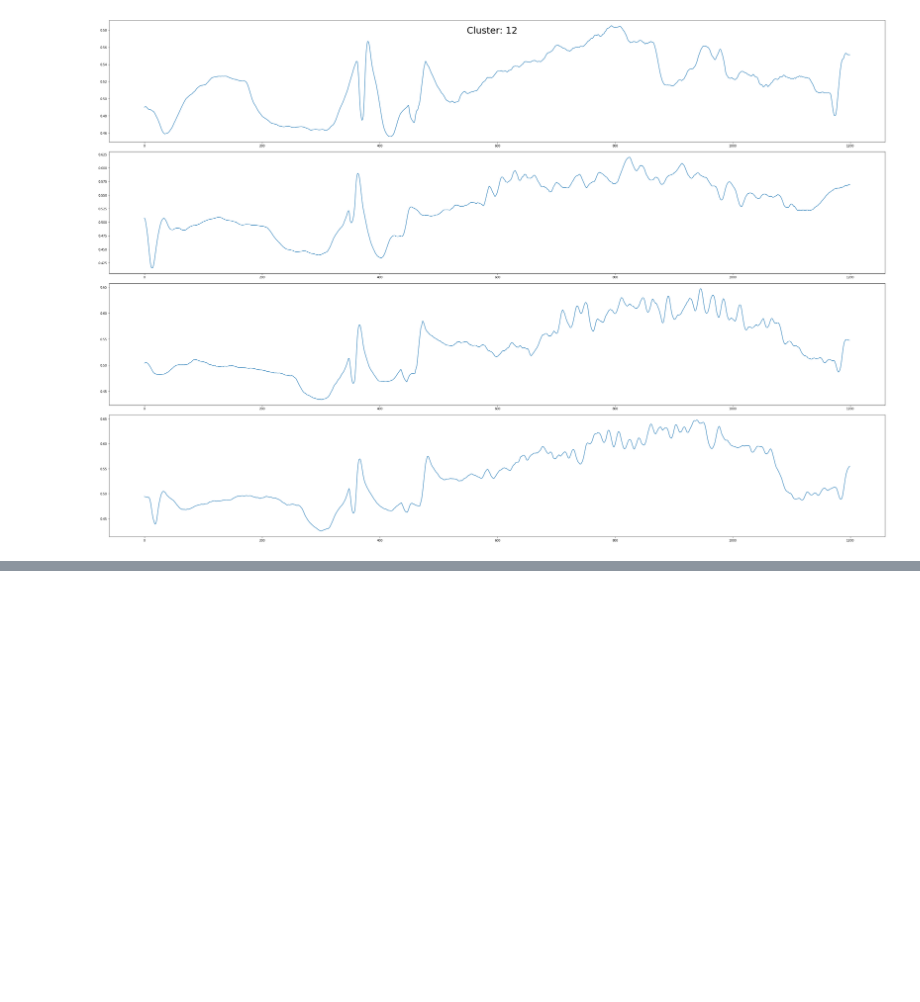
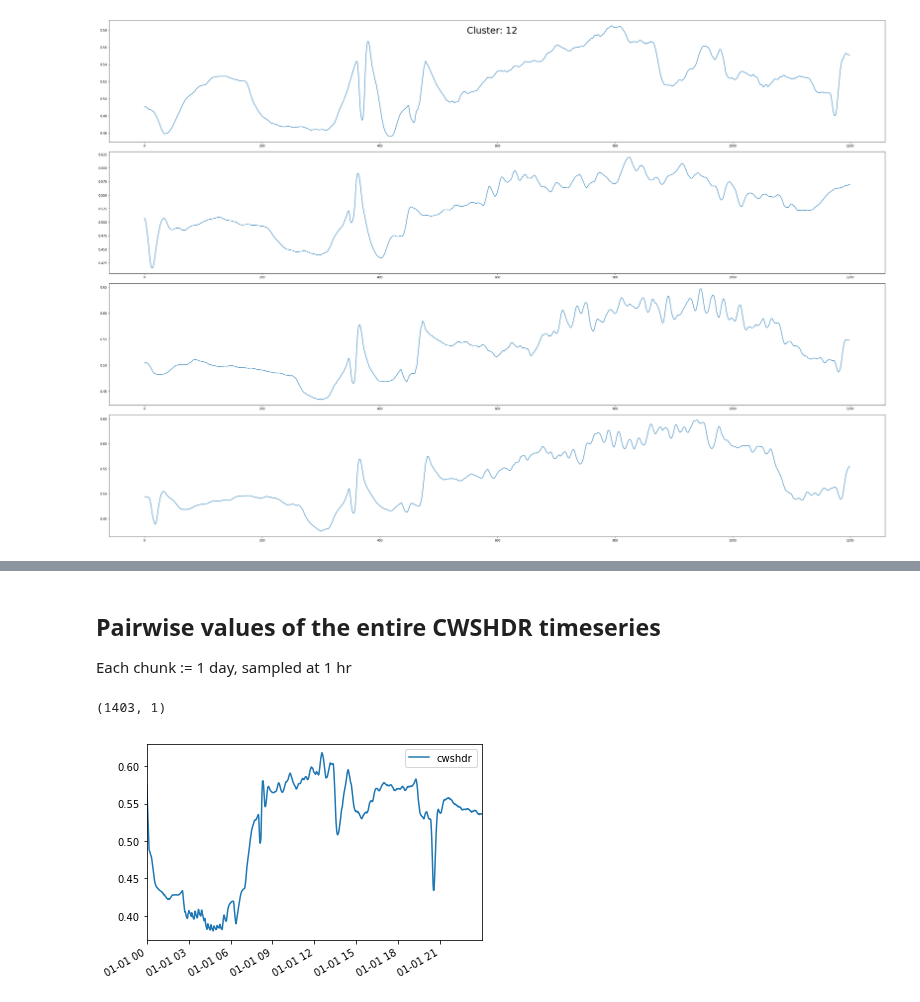
Before and after one commit to MiachelGu/chiller-plants, a Jupyter notebook: notebooks/14. Clusters.ipynb, the cells around one changed output, grey strips where cells are left out. Drawn from its saved outputs; the diff is of its cells as text; code cells hidden in the pictures; blank space fills up the shorter version.

```diff
--- a/notebooks/14. Clusters.ipynb
+++ b/notebooks/14. Clusters.ipynb
@@ -161,0 +202,10 @@ for i in cluster_ids:
+# %% [markdown]
+## Pairwise values of the entire CWSHDR timeseries
+Each chunk := 1 day, sampled at 1 hr
+# %%
+ts = df["2016-01-01":"2016-01-01"]
+ts.plot()
+print(ts.shape)
+# %% [output]
+(1403, 1)
+[figure, added]
```
Also changed, not shown: parts of 16 cells of this notebook, 2 other files.
